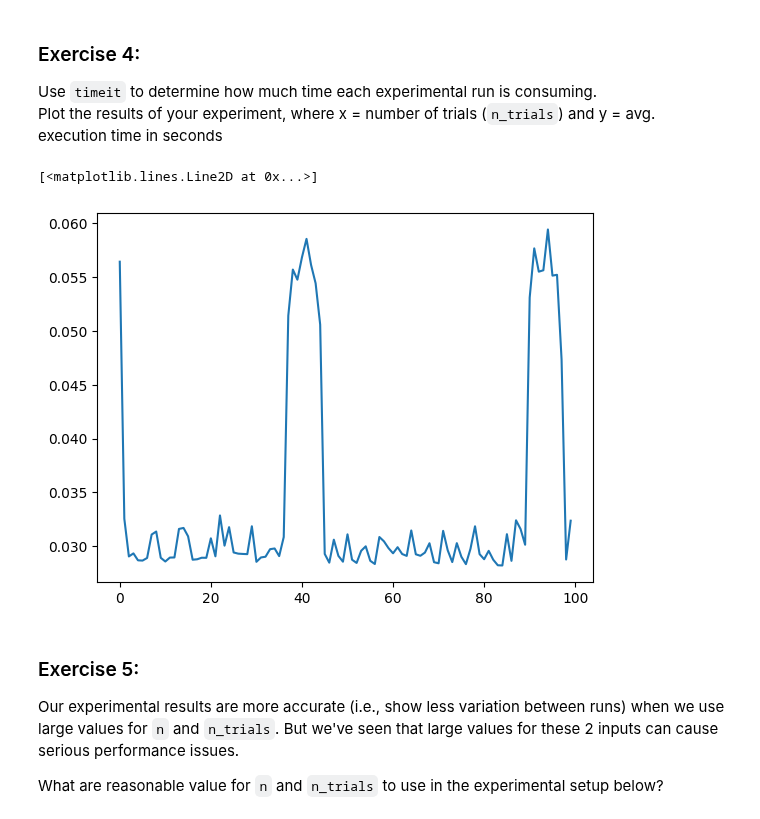
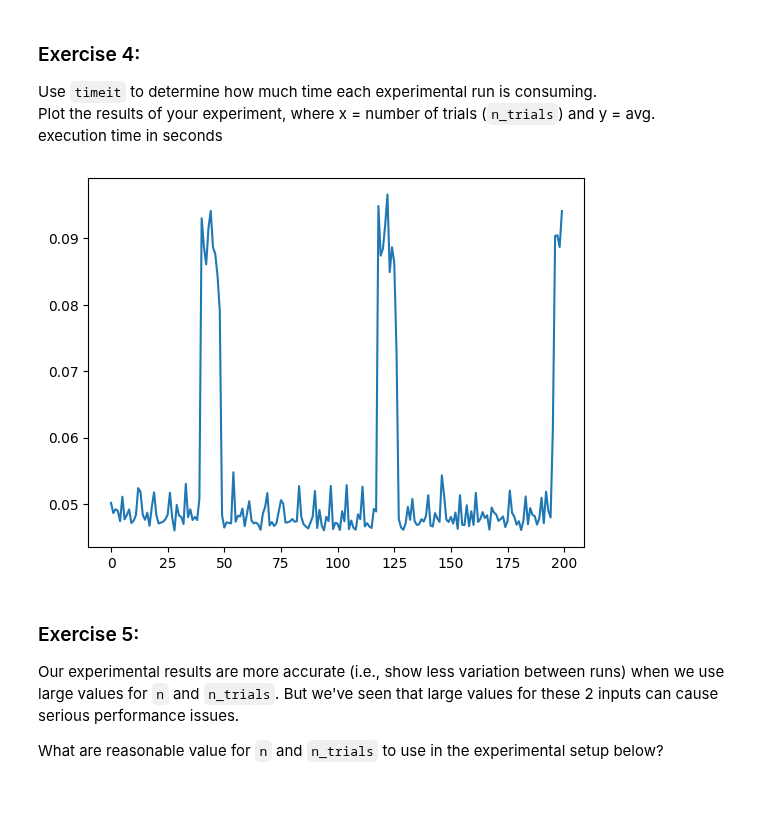
Before and after one commit to alirempel/cap-comp215, a Jupyter notebook: labs/lab04-graphs.ipynb, the cells around one changed output. Drawn from its saved outputs; the diff is of its cells as text; code cells hidden in the pictures.

```diff
--- a/labs/lab04-graphs.ipynb
+++ b/labs/lab04-graphs.ipynb
@@ -127,9 +132,14 @@ f'Avg. time to execute: {seconds} seconds'
 # %%
 # Ex. 1
 
+def time_reachable_nodes(n):
+  """ Time how long reachable_nodes takes with varying graph sizes"""
+  xpoints = n
+  ypoints = [timeit(lambda: reachable_nodes( make_random_graph(i,1), 0 ),  number=3)/3 for i in n]
+
+  plt.plot(xpoints,ypoints)
+
+
 n = range(1,1000,100)
-
-xpoints = n
-ypoints = [timeit(lambda: reachable_nodes( make_random_graph(i,1), 0 ),  number=5)/5 for i in n] ########## DO YOU DIVIDE BY RUNS
-plt.plot(xpoints,ypoints)
+time_reachable_nodes(n)
 # %% [output]
@@ -178,16 +188,18 @@ Plot the results of your experiment, where x = number of trials (`n_trials`) and
 # %%
 # Solution for Ex. 4 here...
 
-n_trials = 100
+def time_proportion_connected(n,p,n_trials):
+
+  xpoints = range(n_trials)
+  ypoints = [timeit(lambda: proportion_connected(n,p,n_trials),  number=3)/3 for i in range(n_trials)]
+  plt.plot(xpoints,ypoints)
+
+n_trials = 200
 n = 30
-p = .2
-
-xpoints = range(n_trials)
-ypoints = [timeit(lambda: proportion_connected(n,p,n_trials),  number=5)/5 for i in range(n_trials)] ########## DO YOU DIVIDE BY RUNS
-plt.plot(xpoints,ypoints)
+p = .1
+time_proportion_connected(n,p,n_trials)
 # %% [output]
-[<matplotlib.lines.Line2D at 0x...>]
-[figure, old version]
+[figure, new version]
 # %% [markdown]
 ### Exercise 5:
 Our experimental results are more accurate (i.e., show less variation between runs) when we use large values for `n` and `n_trials`.  But we've seen that large values for these 2 inputs can cause serious performance issues.
```
Also changed, not shown: parts of 9 cells of this notebook.
